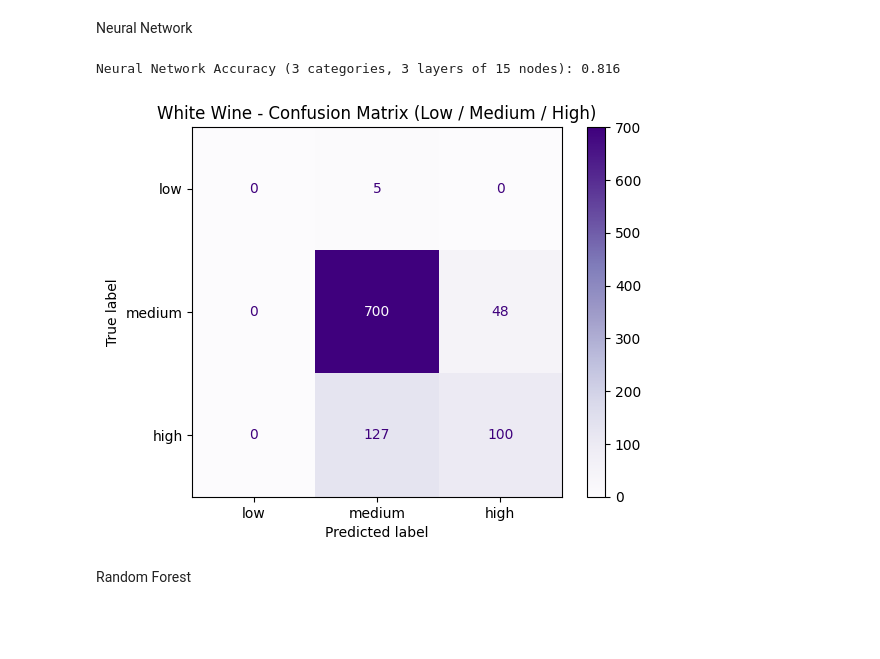
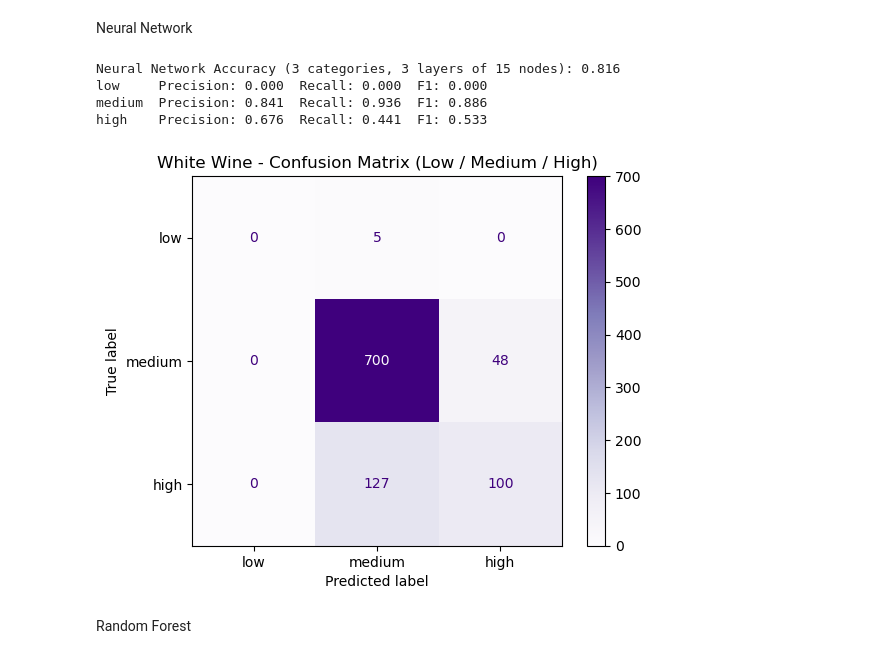
Before and after one commit to dylangeorg3/ENGG2112_Project, a Jupyter notebook: QualityModels.ipynb, the cells around one changed output. Cells and saved outputs as stored; diff of their text form; code cells hidden in the pictures; blank space fills up the shorter version.

```diff
--- a/QualityModels.ipynb
+++ b/QualityModels.ipynb
@@ -68,6 +69,15 @@ y_pred = log_model.predict(X_test_scaled)
 acc = accuracy_score(y_test, y_pred)
 print(f"Logistic Regression Accuracy (3 categories): {acc:.3f}")
 
+# Precision, recall and F1 score (balance of the two)
+labels = ["low", "medium", "high"]
+precisions = precision_score(y_test, y_pred, labels=labels, average=None, zero_division=0)
+recalls = recall_score(y_test, y_pred, labels=labels, average=None, zero_division=0)
+f1s = f1_score(y_test, y_pred, labels=labels, average=None, zero_division=0)
+
+for lab, p, r, f in zip(labels, precisions, recalls, f1s):
+    print(f"{lab:6s}  Precision: {p:.3f}  Recall: {r:.3f}  F1: {f:.3f}")
+
 # Confusion matrix
 cm = confusion_matrix(y_test, y_pred, labels=["low", "medium", "high"])
 disp = ConfusionMatrixDisplay(confusion_matrix=cm, display_labels=["low", "medium", "high"])
@@ -109,6 +122,15 @@ for name, df in datasets.items():
     acc = accuracy_score(y_test, y_pred)
     print(f"KNN Accuracy (k={k}): {acc:.3f}")
 
+    # Precision, recall and F1 score (balance of the two)
+    labels = ["low", "medium", "high"]
+    precisions = precision_score(y_test, y_pred, labels=labels, average=None, zero_division=0)
+    recalls = recall_score(y_test, y_pred, labels=labels, average=None, zero_division=0)
+    f1s = f1_score(y_test, y_pred, labels=labels, average=None, zero_division=0)
+
+    for lab, p, r, f in zip(labels, precisions, recalls, f1s):
+        print(f"{lab:6s}  Precision: {p:.3f}  Recall: {r:.3f}  F1: {f:.3f}")
+
     # Confusion matrix
     cm = confusion_matrix(y_test, y_pred, labels=["low", "medium", "high"])
     disp = ConfusionMatrixDisplay(confusion_matrix=cm, display_labels=["low", "medium", "high"])
@@ -127,29 +155,41 @@ Neural Network
 # %%
 # Scale features
 scaler = StandardScaler()
 X_train_scaled = scaler.fit_transform(X_train)
 X_test_scaled = scaler.transform(X_test)
 
 # Neural network with 3 hidden layers, each with 15 nodes
 mlp_model = MLPClassifier(hidden_layer_sizes=(12, 12, 12), max_iter=2000, random_state=42)
 mlp_model.fit(X_train_scaled, y_train)
 
 # Predictions
 y_pred = mlp_model.predict(X_test_scaled)
 
 # Accuracy
 acc = accuracy_score(y_test, y_pred)
 print(f"Neural Network Accuracy (3 categories, 3 layers of 15 nodes): {acc:.3f}")
 
+# Precision, recall and F1 score (balance of the two)
+labels = ["low", "medium", "high"]
+precisions = precision_score(y_test, y_pred, labels=labels, average=None, zero_division=0)
+recalls = recall_score(y_test, y_pred, labels=labels, average=None, zero_division=0)
+f1s = f1_score(y_test, y_pred, labels=labels, average=None, zero_division=0)
+
+for lab, p, r, f in zip(labels, precisions, recalls, f1s):
+    print(f"{lab:6s}  Precision: {p:.3f}  Recall: {r:.3f}  F1: {f:.3f}")
+
 # Confusion matrix
 cm = confusion_matrix(y_test, y_pred, labels=["low", "medium", "high"])
 disp = ConfusionMatrixDisplay(confusion_matrix=cm, display_labels=["low", "medium", "high"])
 disp.plot(cmap="Purples", values_format="d")
 plt.title(f"{name} - Confusion Matrix (Low / Medium / High)")
 plt.show()
 # %% [output]
 Neural Network Accuracy (3 categories, 3 layers of 15 nodes): 0.816
+low     Precision: 0.000  Recall: 0.000  F1: 0.000
+medium  Precision: 0.841  Recall: 0.936  F1: 0.886
+high    Precision: 0.676  Recall: 0.441  F1: 0.533
-[figure, old version]
+[figure, new version]
 # %% [markdown]
 Random Forest
 # %%
```
Also changed, not shown: parts of 4 cells of this notebook, 1 other file.
